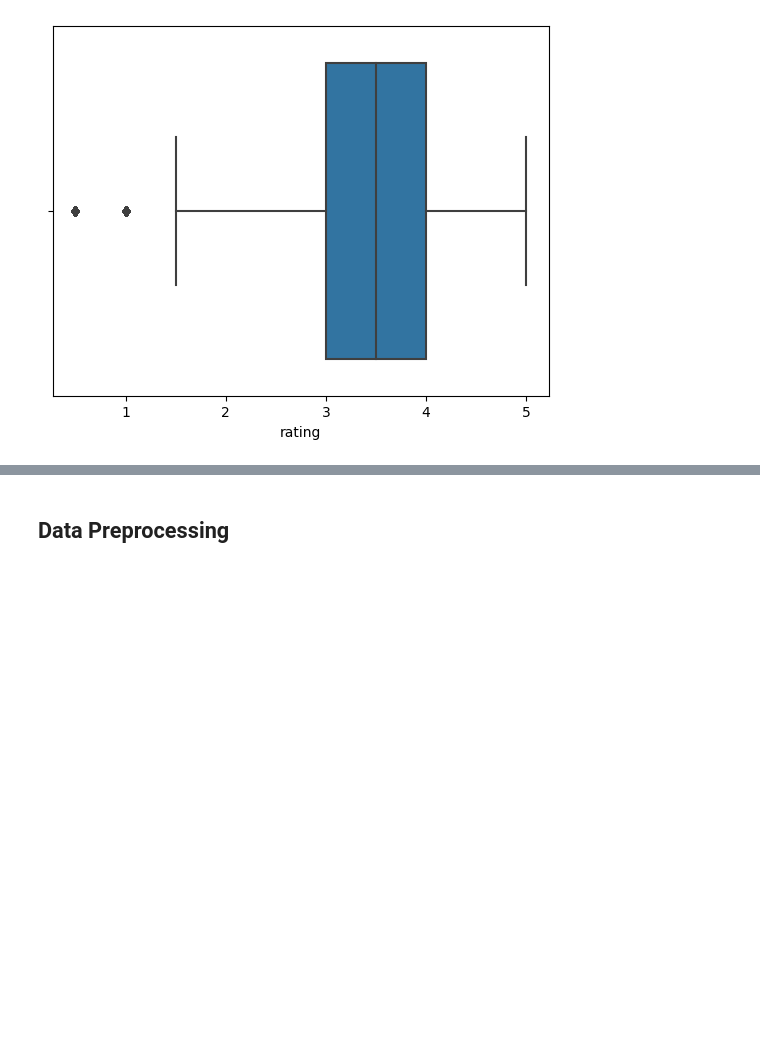
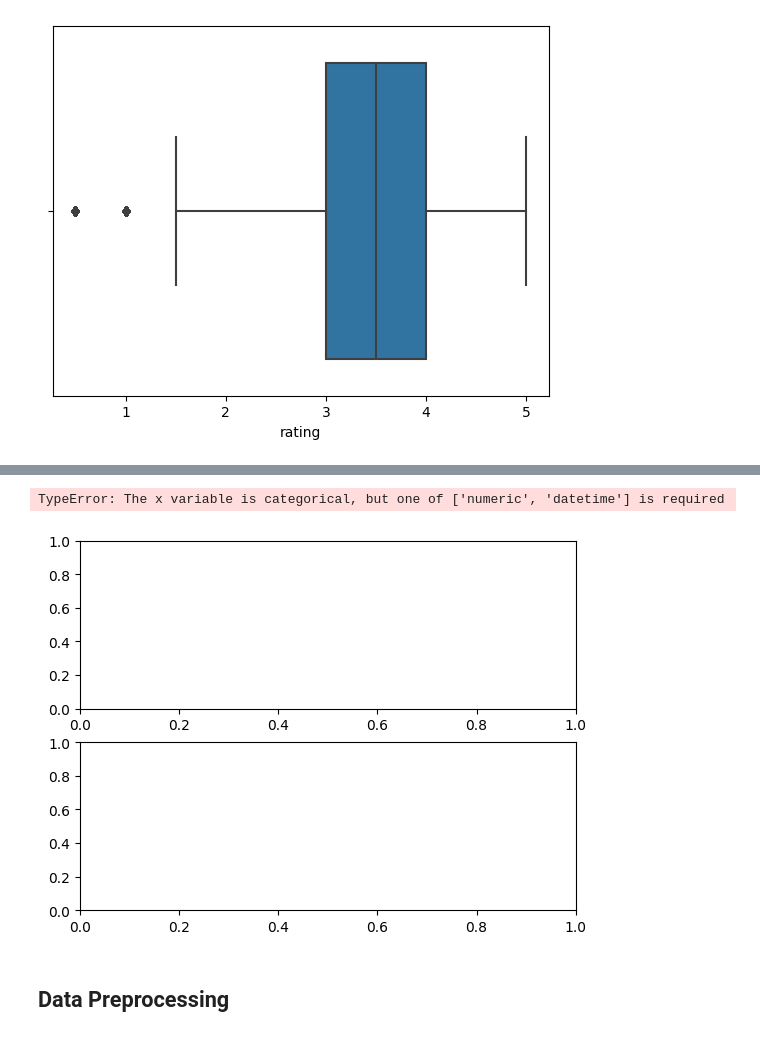
Before and after one commit to nicolopizzo/data-analytics, a Jupyter notebook: analysis.ipynb, the cells around one changed output, grey strips where cells are left out. Drawn from its saved outputs; the diff is of its cells as text; code cells hidden in the pictures; blank space fills up the shorter version.

```diff
--- a/analysis.ipynb
+++ b/analysis.ipynb
@@ -82,2 +91,11 @@ plt.show()
+# %%
+# print distribution for movies
+fig, axs = plt.subplots(2)
+sns.kdeplot(movies['title'], ax=axs[1], color='b', label='title')
+sns.kdeplot(movies['genres'], ax=axs[2], color='g', label='genres')
+plt.show()
+# %% [output]
+TypeError: The x variable is categorical, but one of ['numeric', 'datetime'] is required
+[figure, added]
 # %% [markdown]
 ## Data Preprocessing
```
Also changed, not shown: parts of 4 cells of this notebook.
